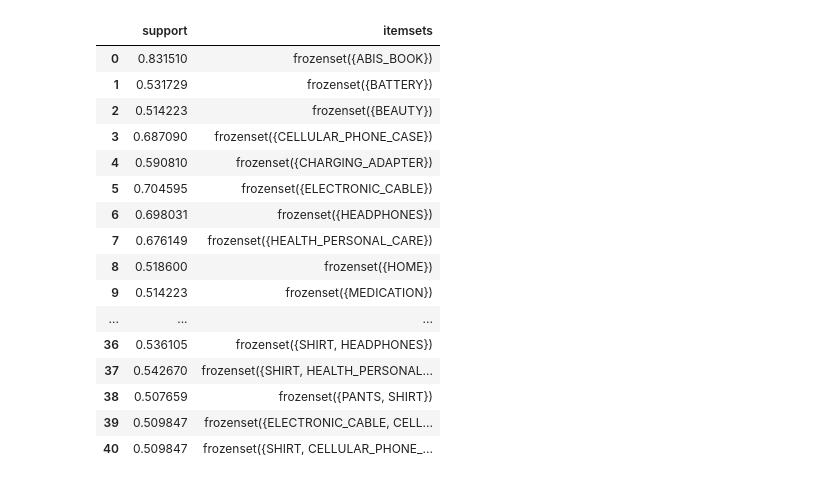
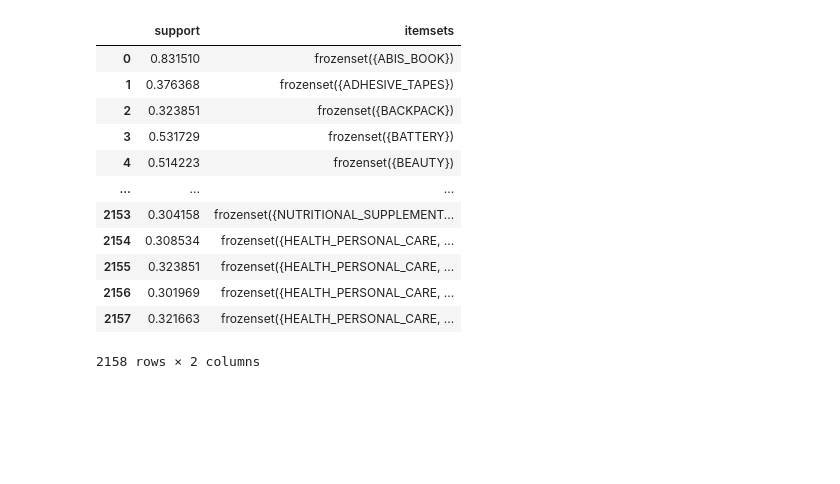
Before and after one commit to SU-IST707-SP26/group-project-bas-team, a Jupyter notebook: work/07-association-rule-mining.ipynb, the cells around one changed output. Drawn from its saved outputs; the diff is of its cells as text; code cells hidden in the pictures; blank space fills up the shorter version.

```diff
--- a/work/07-association-rule-mining.ipynb
+++ b/work/07-association-rule-mining.ipynb
@@ -39,23 +59,19 @@ transaction_data = pd.DataFrame(encoding, columns=encoder.columns_)
 # %%
 from mlxtend.frequent_patterns import apriori
 
-frequent_itemsets = apriori(transaction_data, min_support=0.5, use_colnames=True)
+frequent_itemsets = apriori(transaction_data, min_support=0.3, use_colnames=True)
 frequent_itemsets
 # %% [output]
 |  | support | itemsets |
 | 0 | 0.831510 | frozenset({ABIS_BOOK}) |
-| 1 | 0.531729 | frozenset({BATTERY}) |
-| 2 | 0.514223 | frozenset({BEAUTY}) |
-| 3 | 0.687090 | frozenset({CELLULAR_PHONE_CASE}) |
-| 4 | 0.590810 | frozenset({CHARGING_ADAPTER}) |
-| 5 | 0.704595 | frozenset({ELECTRONIC_CABLE}) |
-| 6 | 0.698031 | frozenset({HEADPHONES}) |
-| 7 | 0.676149 | frozenset({HEALTH_PERSONAL_CARE}) |
-| 8 | 0.518600 | frozenset({HOME}) |
-| 9 | 0.514223 | frozenset({MEDICATION}) |
+| 1 | 0.376368 | frozenset({ADHESIVE_TAPES}) |
+| 2 | 0.323851 | frozenset({BACKPACK}) |
+| 3 | 0.531729 | frozenset({BATTERY}) |
+| 4 | 0.514223 | frozenset({BEAUTY}) |
 | ... | ... | ... |
-| 36 | 0.536105 | frozenset({SHIRT, HEADPHONES}) |
-| 37 | 0.542670 | frozenset({SHIRT, HEALTH_PERSONAL... |
-| 38 | 0.507659 | frozenset({PANTS, SHIRT}) |
-| 39 | 0.509847 | frozenset({ELECTRONIC_CABLE, CELL... |
-| 40 | 0.509847 | frozenset({SHIRT, CELLULAR_PHONE_... |
+| 2153 | 0.304158 | frozenset({NUTRITIONAL_SUPPLEMENT... |
+| 2154 | 0.308534 | frozenset({HEALTH_PERSONAL_CARE, ... |
+| 2155 | 0.323851 | frozenset({HEALTH_PERSONAL_CARE, ... |
+| 2156 | 0.301969 | frozenset({HEALTH_PERSONAL_CARE, ... |
+| 2157 | 0.321663 | frozenset({HEALTH_PERSONAL_CARE, ... |
+2158 rows × 2 columns
```
Also changed, not shown: parts of 11 cells of this notebook, 1 other file.
